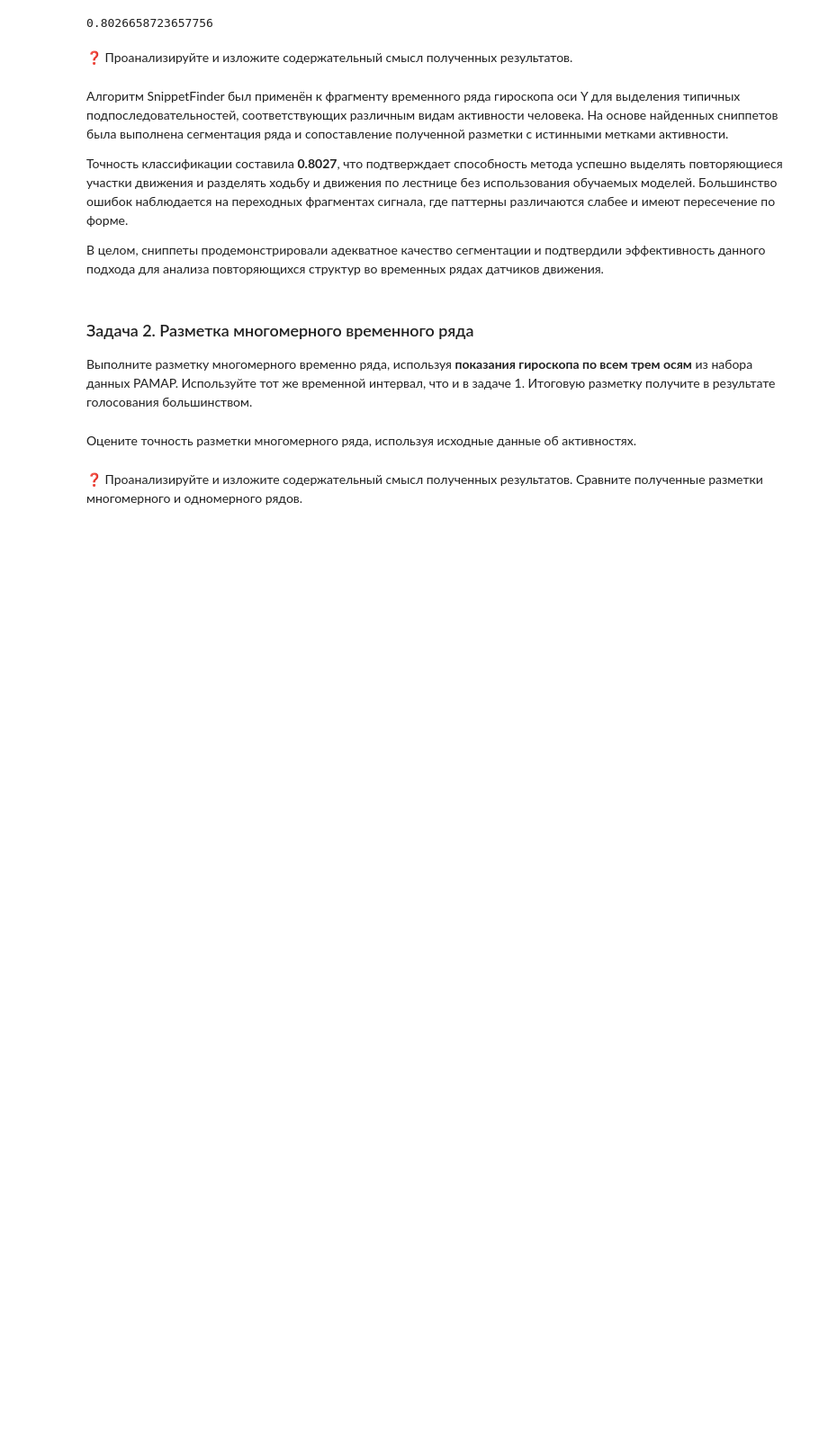
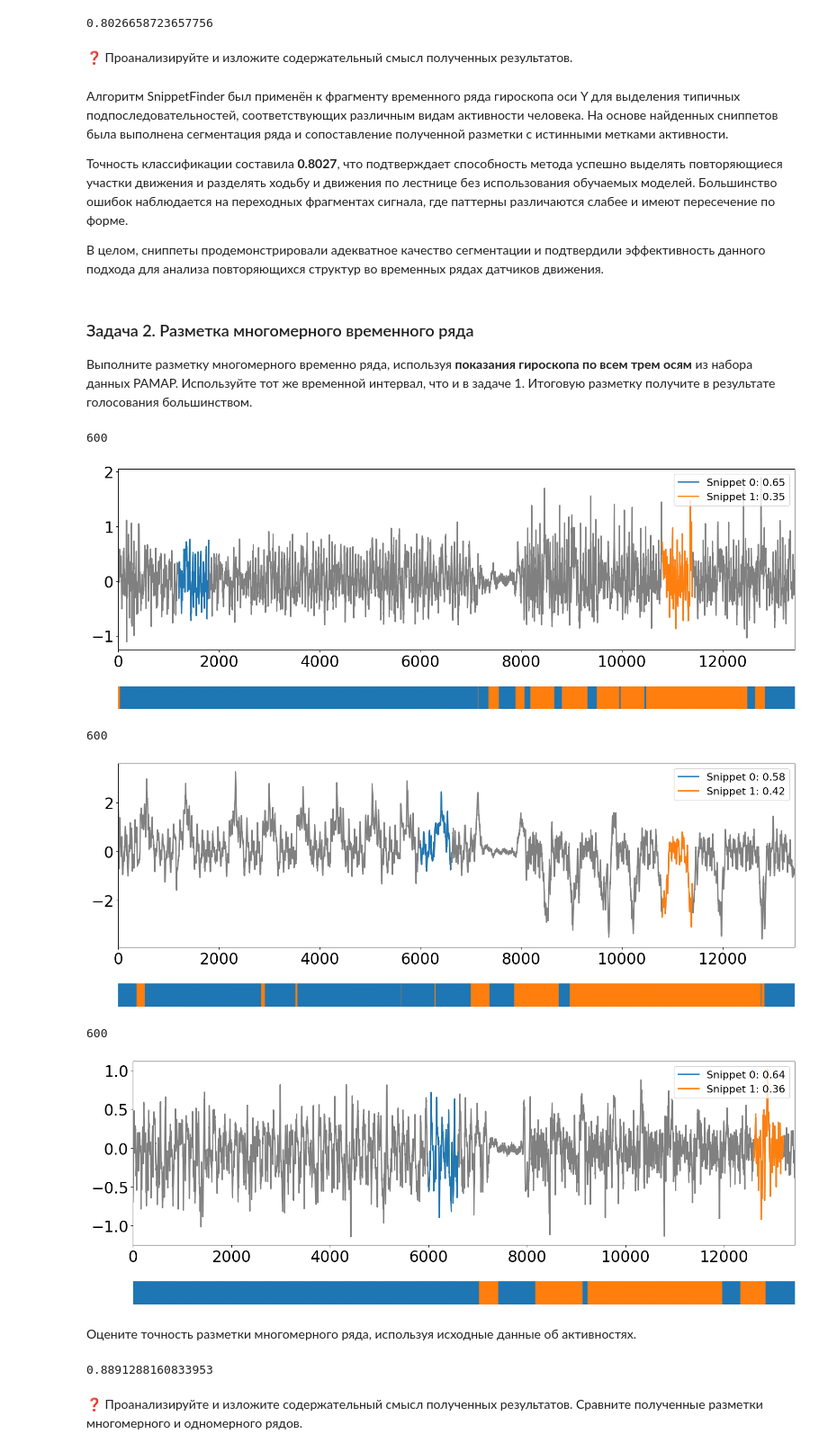
Before and after one commit to SlunKing/2025-Sukhorukov-TimeSeriesCourse, a Jupyter notebook: practice/05 Snippets/05 Snippets.ipynb, the cells around one changed output. Shown at 90% size. Cells and saved outputs as stored; diff of their text form; code cells hidden in the pictures; blank space fills up the shorter version.

```diff
--- a/practice/05 Snippets/05 Snippets.ipynb
+++ b/practice/05 Snippets/05 Snippets.ipynb
@@ -115,2 +113,48 @@ accuracy_score(labels, labels_pred)
+# %%
+data_path = 'datasets/PAMAP/PAMAP.txt'
+pamap = np.loadtxt(data_path)
+
+# Извлечение данных
+timestamps = pamap[0]
+gyro_x = pamap[10]  # Гироскоп по оси X
+gyro_y = pamap[11]  # Гироскоп по оси Y
+gyro_z = pamap[12]  # Гироскоп по оси Z
+activity_ids = pamap[1]
+
+# Фильтрация данных по временным меткам (от 1790 до 1930 секунд)
+filtered_timestamps = timestamps[(timestamps >= 1790) & (timestamps <= 1930)]
+gyro_x_filtered = gyro_x[(timestamps >= 1790) & (timestamps <= 1930)]
+gyro_y_filtered = gyro_y[(timestamps >= 1790) & (timestamps <= 1930)]
+gyro_z_filtered = gyro_z[(timestamps >= 1790) & (timestamps <= 1930)]
+filtered_activity_ids = activity_ids[(timestamps >= 1790) & (timestamps <= 1930)]
+filtered_activity_ids -= filtered_activity_ids.min()
+
+# Применение поиска сниппетов для каждой оси гироскопа
+snp_x = snippets(gyro_x_filtered, 600, 2, percentage=0.5)
+snp_y = snippets(gyro_y_filtered, 600, 2, percentage=0.5)
+snp_z = snippets(gyro_z_filtered, 600, 2, percentage=0.5)
+
+for data, snp in zip((gyro_x_filtered, gyro_y_filtered, gyro_z_filtered), (snp_x, snp_y, snp_z)):
+    plot_snippets(data, snp)
+
+# Инициализация массивов для меток активности
+snp_activity_ids_x = np.zeros(len(gyro_x_filtered))
+snp_activity_ids_y = np.zeros(len(gyro_y_filtered))
+snp_activity_ids_z = np.zeros(len(gyro_z_filtered))
+
+# Заполнение массивов с метками активности для каждой оси
+for value, start, end in snp_x[-1]:
+    snp_activity_ids_x[start:end] = value
+for value, start, end in snp_y[-1]:
+    snp_activity_ids_y[start:end] = value
+for value, start, end in snp_z[-1]:
+    snp_activity_ids_z[start:end] = value
+# %% [output]
+600
+[figure, added]
+600
+[figure, added]
+600
+[figure, added]
 # %% [markdown]
 Оцените точность разметки многомерного ряда, используя исходные данные об активностях.
@@ -119,2 +161,15 @@ accuracy_score(labels, labels_pred)
+# %%
+final_activity_ids = []
+for i in range(len(gyro_x_filtered)):
+    votes = [snp_activity_ids_x[i], snp_activity_ids_y[i], snp_activity_ids_z[i]]
+    final_activity_ids.append(np.bincount(votes).argmax())  # Голосование большинством
+
+final_activity_ids = np.array(final_activity_ids)
+
+# Оценка точности
+accuracy = accuracy_score(filtered_activity_ids, final_activity_ids)
+accuracy
+# %% [output]
+0.8891288160833953
 # %% [markdown]
 ❓ Проанализируйте и изложите содержательный смысл полученных результатов. Сравните полученные разметки многомерного и одномерного рядов.
```
Also changed, not shown: parts of 3 cells of this notebook.
